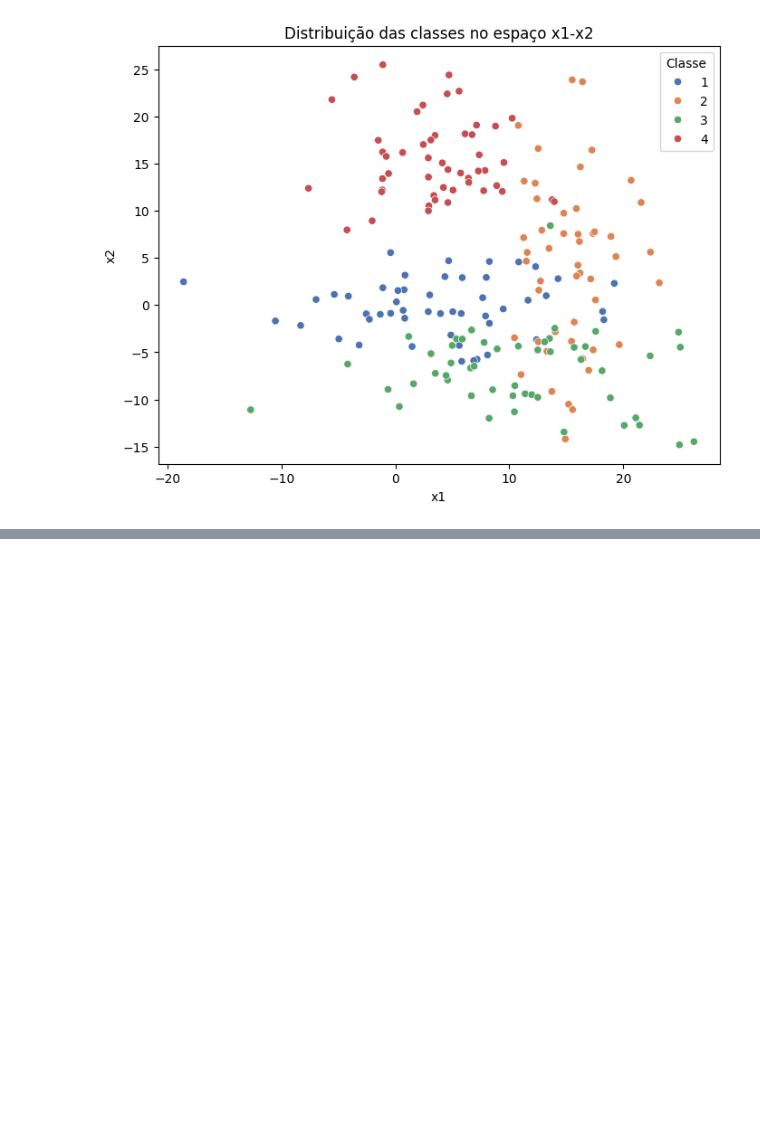
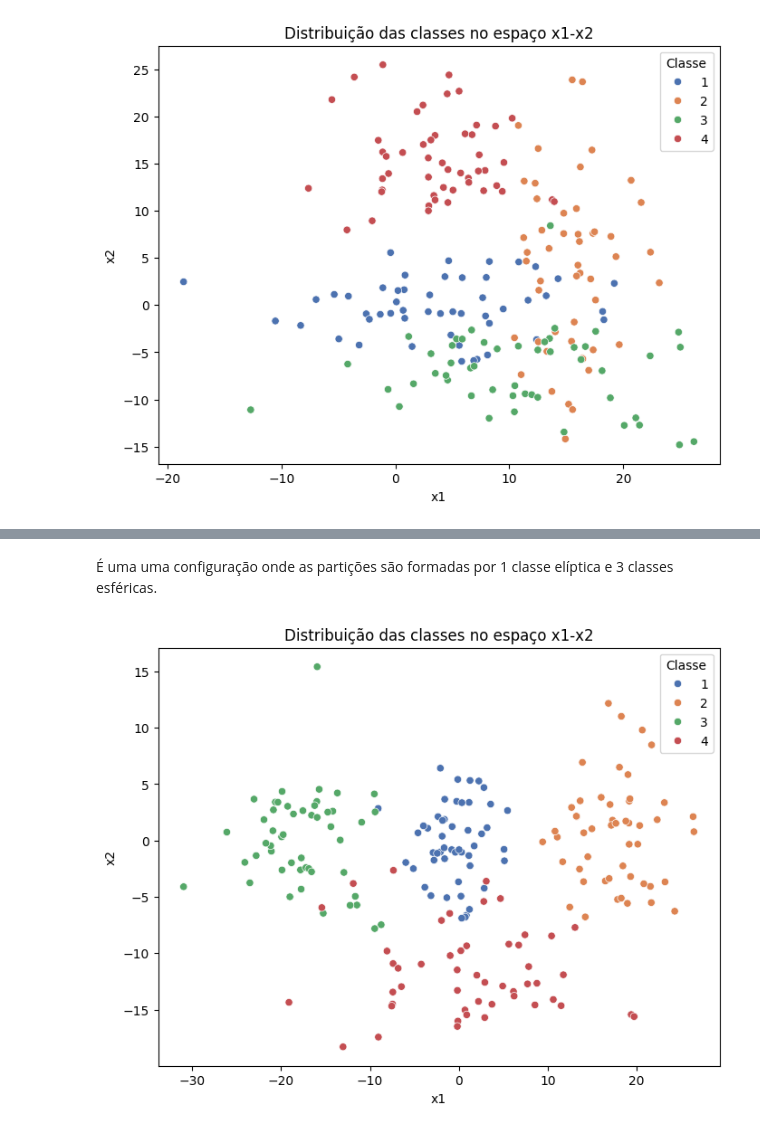
Before and after one commit to thomazcabral/Fuzzy_Clustering, a Jupyter notebook: synthetic_data.ipynb, the cells around one changed output, grey strips where cells are left out. Saved outputs shown, nothing was run; the diff lists cells and outputs as text; code cells hidden in the pictures; blank space fills up the shorter version.

```diff
--- a/synthetic_data.ipynb
+++ b/synthetic_data.ipynb
@@ -822,0 +984,51 @@ plt.show()
+# %% [markdown]
+É uma uma configuração onde as partições são formadas por 1 classe elíptica e 3 classes esféricas.
+# %%
+mu_1 = np.array([0, 0])
+Sigma_1 = np.diag([12, 12])
+
+mu_2 = np.array([18, 0])
+Sigma_2 = np.diag([20, 20])
+
+mu_3 = np.array([-18, 0])
+Sigma_3 = np.diag([16, 16])
+
+mu_4 = np.array([0, -12])
+Sigma_4 = np.diag([81, 20])
+
+# tamanhos das amostras
+n1, n2, n3, n4 = 50, 50, 50, 50
+
+
+np.random.seed(42) # gera sempre os mesmos dados
+data_1 = np.random.multivariate_normal(mu_1, Sigma_1, n1)
+data_2 = np.random.multivariate_normal(mu_2, Sigma_2, n2)
+data_3 = np.random.multivariate_normal(mu_3, Sigma_3, n3)
+data_4 = np.random.multivariate_normal(mu_4, Sigma_4, n4)
+
+
+df_1 = pd.DataFrame(data_1, columns=["x1", "x2"])
+df_1["class"] = 1
+
+df_2 = pd.DataFrame(data_2, columns=["x1", "x2"])
+df_2["class"] = 2
+
+df_3 = pd.DataFrame(data_3, columns=["x1", "x2"])
+df_3["class"] = 3
+
+df_4 = pd.DataFrame(data_4, columns=["x1", "x2"])
+df_4["class"] = 4
+
+
+df = pd.concat([df_1, df_2, df_3, df_4], ignore_index=True)
+
+
+plt.figure(figsize=(8, 6))
+sns.scatterplot(x=df["x1"], y=df["x2"], hue=df["class"], palette="deep")
+plt.xlabel("x1")
+plt.ylabel("x2")
+plt.title("Distribuição das classes no espaço x1-x2")
+plt.legend(title="Classe")
+plt.show()
+# %% [output]
+[figure, added]
```
Also changed, not shown: parts of 6 cells of this notebook.
